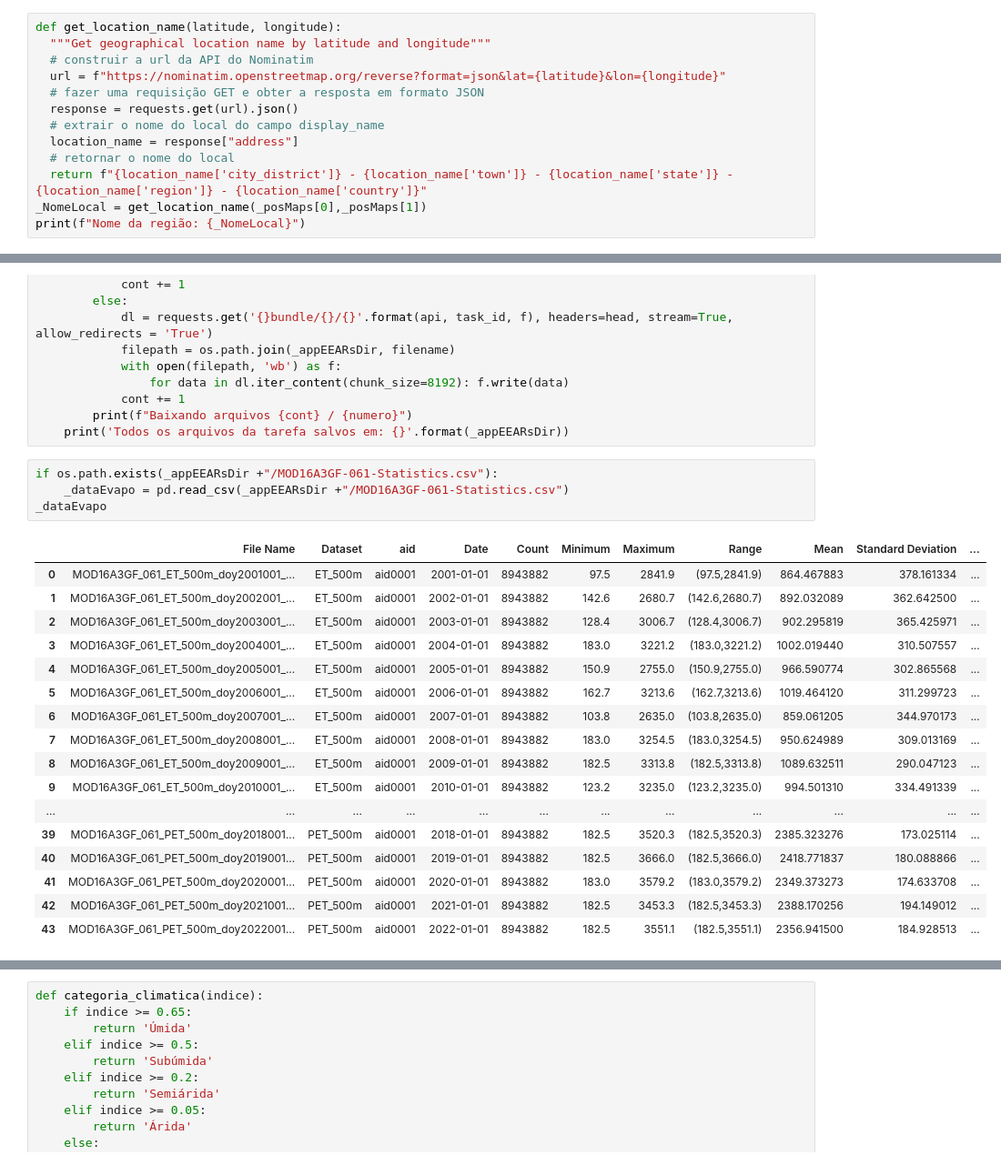
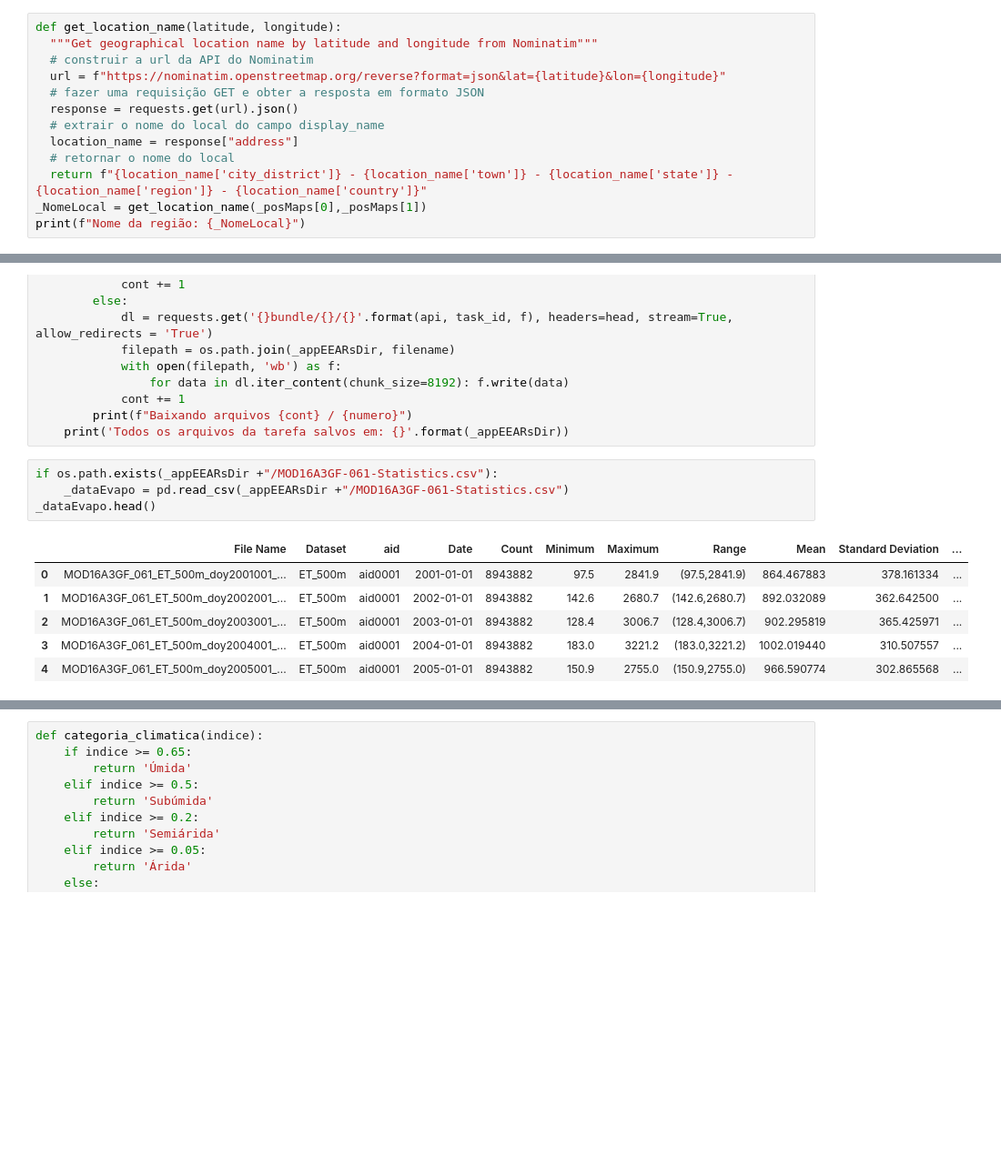
Before and after one commit to fabiomnsantos/driven-data-UABJ, a Jupyter notebook: NoteBooks/desertification_index.ipynb, the cells around one changed output, grey strips where cells are left out. Shown at 91% size. Saved outputs shown, nothing was run; the diff lists cells and outputs as text; blank space fills up the shorter version.

```diff
--- a/NoteBooks/desertification_index.ipynb
+++ b/NoteBooks/desertification_index.ipynb
@@ -45,7 +45,7 @@ if not os.path.exists(_graficos):
     os.makedirs(_graficos)
 # %%
 def get_location_name(latitude, longitude):
-  """Get geographical location name by latitude and longitude"""
+  """Get geographical location name by latitude and longitude from Nominatim"""
   # construir a url da API do Nominatim
   url = f"https://nominatim.openstreetmap.org/reverse?format=json&lat={latitude}&lon={longitude}"
   # fazer uma requisição GET e obter a resposta em formato JSON
@@ -375,25 +380,14 @@ if task_response != "":
 # %%
 if os.path.exists(_appEEARsDir +"/MOD16A3GF-061-Statistics.csv"):
     _dataEvapo = pd.read_csv(_appEEARsDir +"/MOD16A3GF-061-Statistics.csv")
-_dataEvapo
+_dataEvapo.head()
 # %% [output]
 |  | File Name | Dataset | aid | Date | Count | Minimum | Maximum | Range | Mean | Standard Deviation | ... |
 | 0 | MOD16A3GF_061_ET_500m_doy2001001_... | ET_500m | aid0001 | 2001-01-01 | 8943882 | 97.5 | 2841.9 | (97.5,2841.9) | 864.467883 | 378.161334 | ... |
 | 1 | MOD16A3GF_061_ET_500m_doy2002001_... | ET_500m | aid0001 | 2002-01-01 | 8943882 | 142.6 | 2680.7 | (142.6,2680.7) | 892.032089 | 362.642500 | ... |
 | 2 | MOD16A3GF_061_ET_500m_doy2003001_... | ET_500m | aid0001 | 2003-01-01 | 8943882 | 128.4 | 3006.7 | (128.4,3006.7) | 902.295819 | 365.425971 | ... |
 | 3 | MOD16A3GF_061_ET_500m_doy2004001_... | ET_500m | aid0001 | 2004-01-01 | 8943882 | 183.0 | 3221.2 | (183.0,3221.2) | 1002.019440 | 310.507557 | ... |
 | 4 | MOD16A3GF_061_ET_500m_doy2005001_... | ET_500m | aid0001 | 2005-01-01 | 8943882 | 150.9 | 2755.0 | (150.9,2755.0) | 966.590774 | 302.865568 | ... |
-| 5 | MOD16A3GF_061_ET_500m_doy2006001_... | ET_500m | aid0001 | 2006-01-01 | 8943882 | 162.7 | 3213.6 | (162.7,3213.6) | 1019.464120 | 311.299723 | ... |
-| 6 | MOD16A3GF_061_ET_500m_doy2007001_... | ET_500m | aid0001 | 2007-01-01 | 8943882 | 103.8 | 2635.0 | (103.8,2635.0) | 859.061205 | 344.970173 | ... |
-| 7 | MOD16A3GF_061_ET_500m_doy2008001_... | ET_500m | aid0001 | 2008-01-01 | 8943882 | 183.0 | 3254.5 | (183.0,3254.5) | 950.624989 | 309.013169 | ... |
-| 8 | MOD16A3GF_061_ET_500m_doy2009001_... | ET_500m | aid0001 | 2009-01-01 | 8943882 | 182.5 | 3313.8 | (182.5,3313.8) | 1089.632511 | 290.047123 | ... |
-| 9 | MOD16A3GF_061_ET_500m_doy2010001_... | ET_500m | aid0001 | 2010-01-01 | 8943882 | 123.2 | 3235.0 | (123.2,3235.0) | 994.501310 | 334.491339 | ... |
-| ... | ... | ... | ... | ... | ... | ... | ... | ... | ... | ... | ... |
-| 39 | MOD16A3GF_061_PET_500m_doy2018001... | PET_500m | aid0001 | 2018-01-01 | 8943882 | 182.5 | 3520.3 | (182.5,3520.3) | 2385.323276 | 173.025114 | ... |
-| 40 | MOD16A3GF_061_PET_500m_doy2019001... | PET_500m | aid0001 | 2019-01-01 | 8943882 | 182.5 | 3666.0 | (182.5,3666.0) | 2418.771837 | 180.088866 | ... |
-| 41 | MOD16A3GF_061_PET_500m_doy2020001... | PET_500m | aid0001 | 2020-01-01 | 8943882 | 183.0 | 3579.2 | (183.0,3579.2) | 2349.373273 | 174.633708 | ... |
-| 42 | MOD16A3GF_061_PET_500m_doy2021001... | PET_500m | aid0001 | 2021-01-01 | 8943882 | 182.5 | 3453.3 | (182.5,3453.3) | 2388.170256 | 194.149012 | ... |
-| 43 | MOD16A3GF_061_PET_500m_doy2022001... | PET_500m | aid0001 | 2022-01-01 | 8943882 | 182.5 | 3551.1 | (182.5,3551.1) | 2356.941500 | 184.928513 | ... |
 # %%
 mean_1, mean_2 = np.array_split(_dataEvapo["Mean"], 2)
 nova_tabela1 = pd.DataFrame({"ET": mean_1})
```
Also changed, not shown: parts of 24 cells of this notebook.
